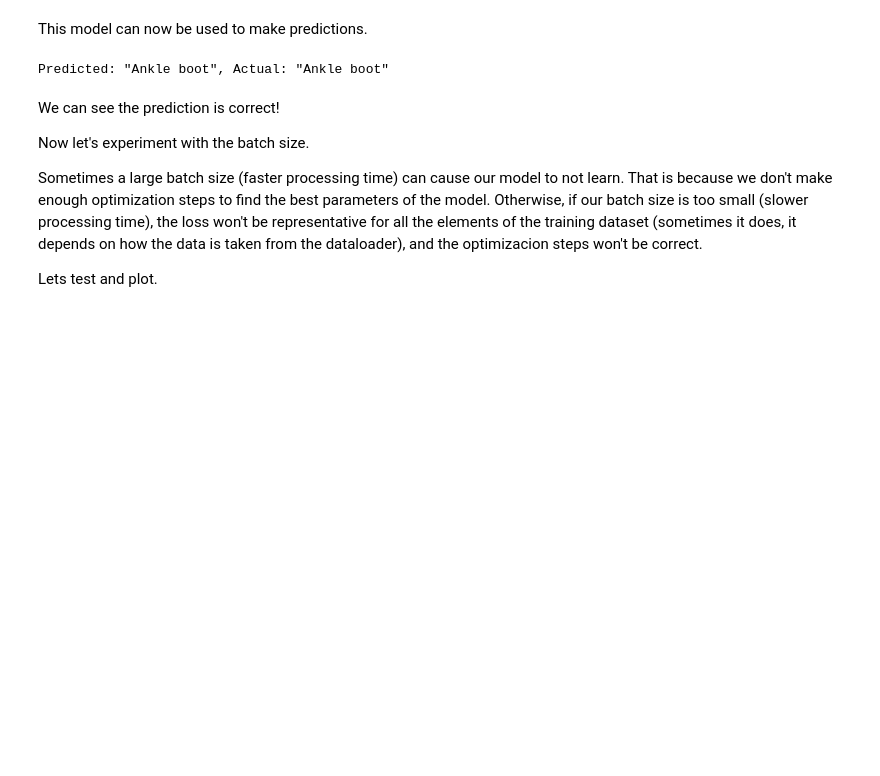
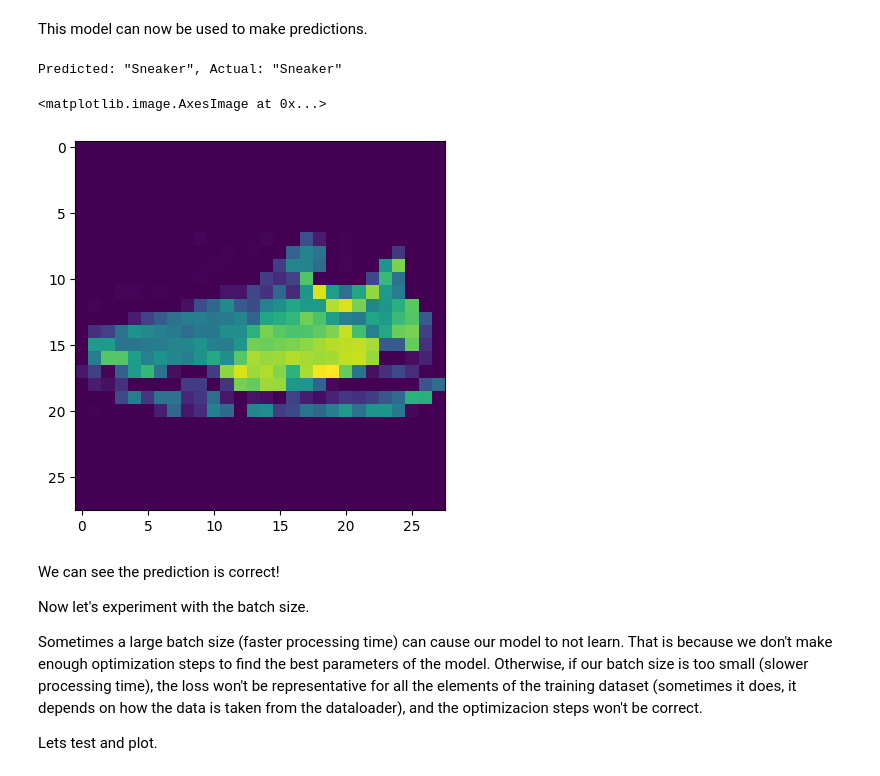
Before and after one commit to AgnidDrage/MachineLearning, a Jupyter notebook: quickstart_explanation.ipynb, the cells around one changed output. Saved outputs shown, nothing was run; the diff lists cells and outputs as text; code cells hidden in the pictures; blank space fills up the shorter version.

```diff
--- a/quickstart_explanation.ipynb
+++ b/quickstart_explanation.ipynb
@@ -336,25 +336,28 @@ This model can now be used to make predictions.
 # %%
 classes = [
     "T-shirt/top",
     "Trouser",
     "Pullover",
     "Dress",
     "Coat",
     "Sandal",
     "Shirt",
     "Sneaker",
     "Bag",
     "Ankle boot",
 ]
 
 cleanModel.eval() # Put the model in inference mode
-x, y = test_data[0][0], test_data[0][1] # [n][0] is the image and [n][1] is the label index
+x, y = test_data[70][0], test_data[70][1] # [n][0] is the image and [n][1] is the label index
 with torch.no_grad():
     pred = cleanModel(x)
     predicted, actual = classes[pred[0].argmax(0)], classes[y]
     print(f'Predicted: "{predicted}", Actual: "{actual}"')
+plt.imshow(x.squeeze())
 # %% [output]
-Predicted: "Ankle boot", Actual: "Ankle boot"
+Predicted: "Sneaker", Actual: "Sneaker"
+<matplotlib.image.AxesImage at 0x...>
+[figure, added]
 # %% [markdown]
 We can see the prediction is correct!
 
```
Also changed, not shown: parts of 7 cells of this notebook, 1 other file.
